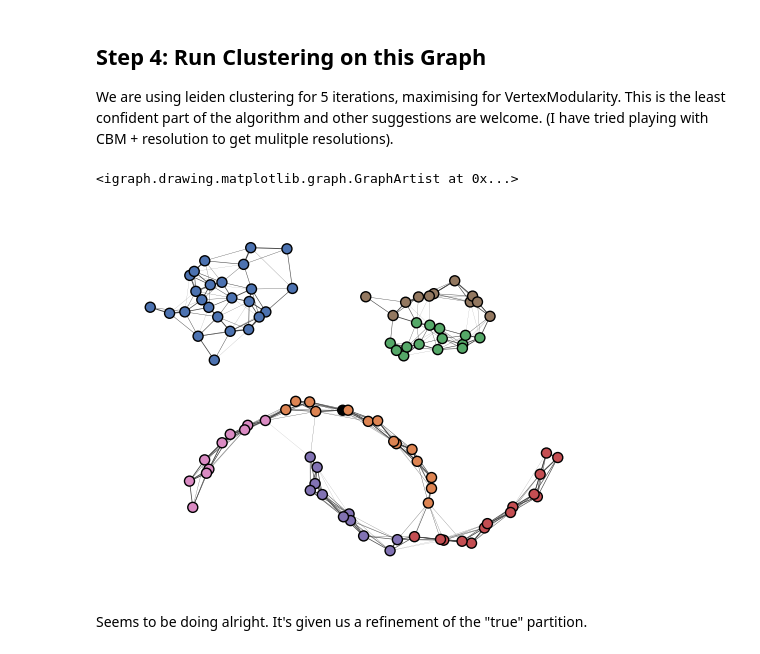
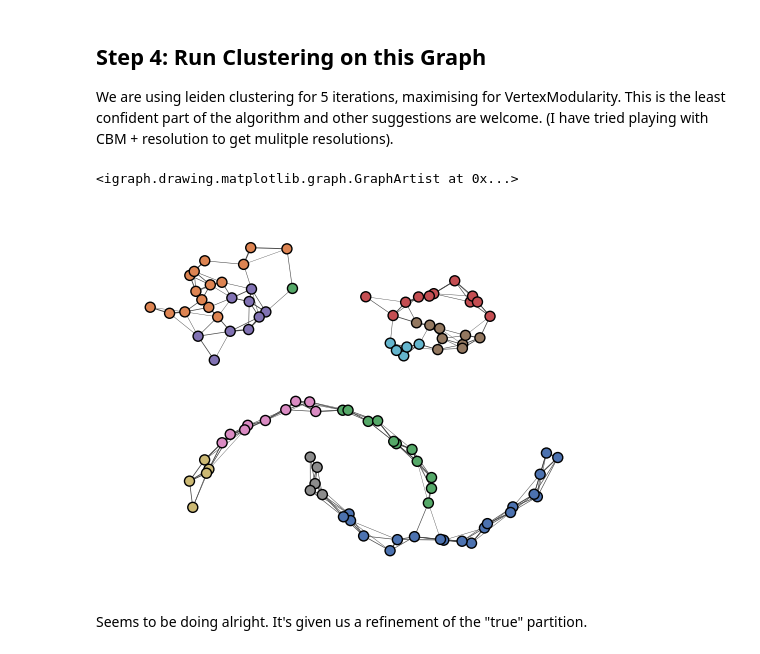
Before and after one commit to ryandewolfe33/PALD.py, a Jupyter notebook: notebooks/how_paknnld_works.ipynb, the cells around one changed output. Saved outputs shown, nothing was run; the diff lists cells and outputs as text; code cells hidden in the pictures.

```diff
--- a/notebooks/how_paknnld_works.ipynb
+++ b/notebooks/how_paknnld_works.ipynb
@@ -110,10 +111,0 @@ From this cohesion matrix, we can make a graph where edge weights measure how si
-# %%
-import APALD
-import igraph
-
-apald = APALD.APALD(n_neighbors=10, metric="euclidean")
-apald.fit_predict(test_data)
-
-fig, ax = plt.subplots()
-style = {"vertex_size": 10, "edge_width": apald.pald_graph.es["weight"]}
-igraph.plot(apald.pald_graph, target=ax, layout=test_data.tolist(), **style)
@@ -122,0 +112,22 @@ igraph.plot(apald.pald_graph, target=ax, layout=test_data.tolist(), **style)
+# %%
+import pald
+import igraph
+
+# Build the Cohesion Matrix
+paknnld = pald.PAKNNLD(n_neighbors=10, metric="euclidean", thresh=0.25)
+paknnld.fit(test_data)
+
+# Use the minimum cohesion and filter small edges.
+symmetric_cohesion = paknnld.cohesion_.minimum(paknnld.cohesion_.transpose())
+symmetric_cohesion.data = np.where(
+        symmetric_cohesion.data>np.quantile(symmetric_cohesion.data, 0.25),
+        symmetric_cohesion.data,
+        0,
+    )
+symmetric_cohesion.setdiag(0)
+
+# Plot the graph
+g = igraph.Graph.Weighted_Adjacency(symmetric_cohesion, mode="undirected")
+fig, ax = plt.subplots()
+style = {"vertex_size": 10, "edge_width": g.es["weight"]}
+igraph.plot(g, target=ax, layout=test_data.tolist(), **style)
@@ -125,19 +139,19 @@ igraph.plot(apald.pald_graph, target=ax, layout=test_data.tolist(), **style)
 
 We are using leiden clustering for 5 iterations, maximising for VertexModularity. This is the least confident part of the algorithm and other suggestions are welcome. (I have tried playing with CBM + resolution to get mulitple resolutions).
 # %%
-predict = apald.fit_predict(test_data)
+predict = paknnld.labels_
 
 fig, ax = plt.subplots()
 palette = sns.color_palette("deep", np.unique(predict).max() + 1)
 colors = [palette[x] if x >= 0 else (0.0, 0.0, 0.0) for x in predict]
 style = {
     "vertex_size": 10,
     "vertex_color": colors,
-    "edge_width": apald.pald_graph.es["weight"],
+    "edge_width": g.es["weight"],
 }
-igraph.plot(apald.pald_graph, target=ax, layout=test_data.tolist(), **style)
+igraph.plot(g, target=ax, layout=test_data.tolist(), **style)
 # %% [output]
 <igraph.drawing.matplotlib.graph.GraphArtist at 0x...>
-[figure, old version]
+[figure, new version]
 # %% [markdown]
 Seems to be doing alright. It's given us a refinement of the "true" partition.
```
Also changed, not shown: parts of 11 cells of this notebook, 3 other files.
